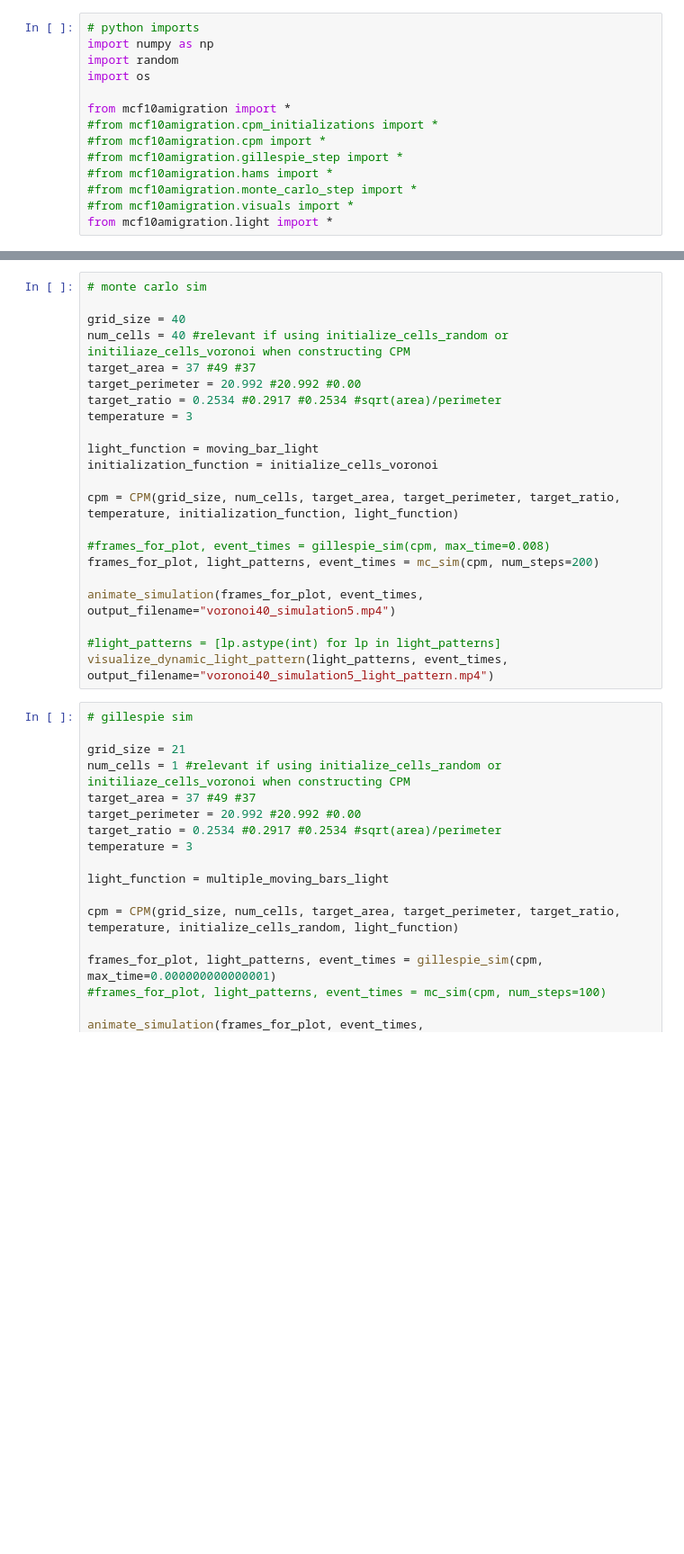
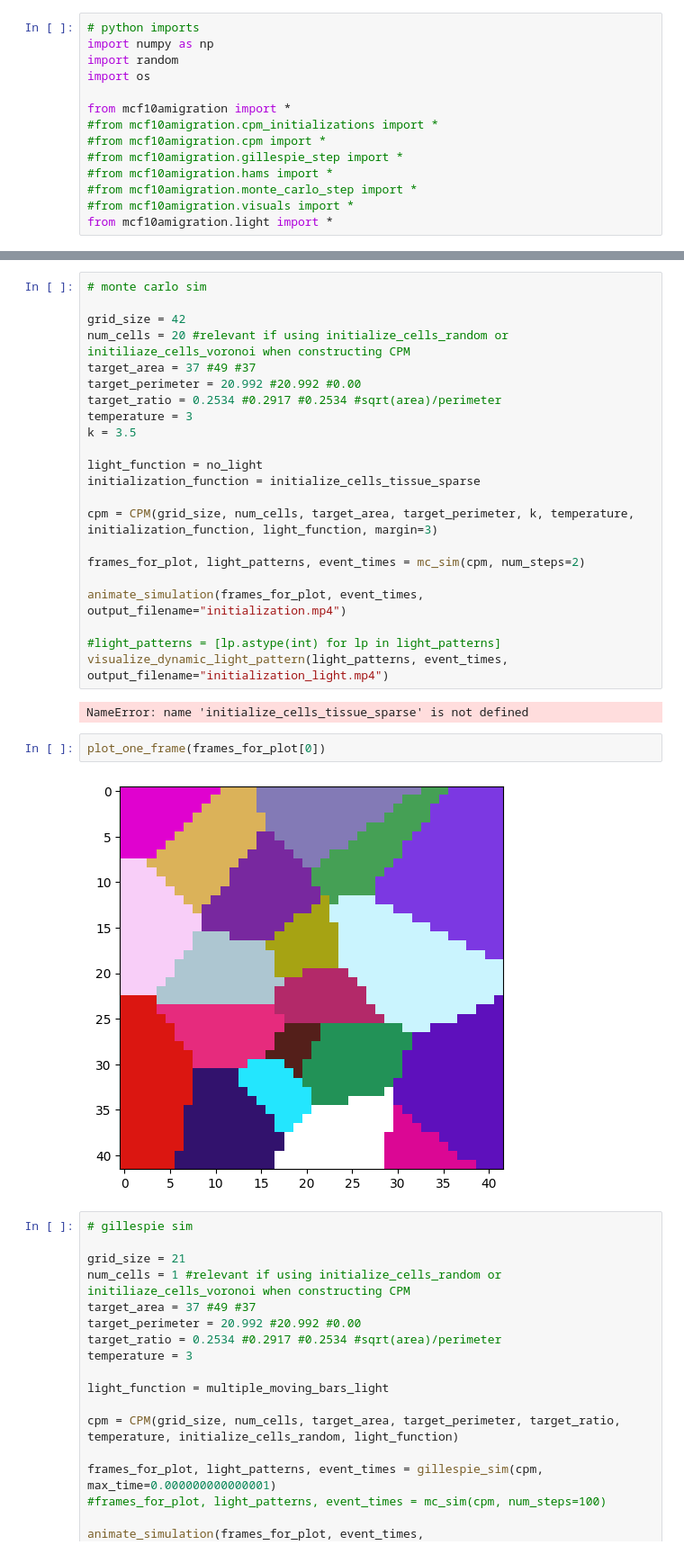
Before and after one commit to kav-kamath/MCF10A_collective_cell_migration, a Jupyter notebook: main.ipynb, the cells around one changed output, grey strips where cells are left out. Shown at 90% size. Saved outputs shown, nothing was run; the diff lists cells and outputs as text; blank space fills up the shorter version.

Commit message:
tissue_sparse

```diff
--- a/main.ipynb
+++ b/main.ipynb
@@ -46,25 +50,31 @@ KeyboardInterrupt:
 # %%
 # monte carlo sim
 
-grid_size = 40
-num_cells = 40 #relevant if using initialize_cells_random or initiliaze_cells_voronoi when constructing CPM
+grid_size = 42
+num_cells = 20 #relevant if using initialize_cells_random or initiliaze_cells_voronoi when constructing CPM
 target_area = 37 #49 #37
 target_perimeter = 20.992 #20.992 #0.00
 target_ratio = 0.2534 #0.2917 #0.2534 #sqrt(area)/perimeter
 temperature = 3
+k = 3.5
 
-light_function = moving_bar_light
-initialization_function = initialize_cells_voronoi
+light_function = no_light
+initialization_function = initialize_cells_tissue_sparse
 
-cpm = CPM(grid_size, num_cells, target_area, target_perimeter, target_ratio, temperature, initialization_function, light_function)
+cpm = CPM(grid_size, num_cells, target_area, target_perimeter, k, temperature, initialization_function, light_function, margin=3)
 
-#frames_for_plot, event_times = gillespie_sim(cpm, max_time=0.008)
-frames_for_plot, light_patterns, event_times = mc_sim(cpm, num_steps=200)
+frames_for_plot, light_patterns, event_times = mc_sim(cpm, num_steps=2)
 
-animate_simulation(frames_for_plot, event_times, output_filename="voronoi40_simulation5.mp4")
+animate_simulation(frames_for_plot, event_times, output_filename="initialization.mp4")
 
 #light_patterns = [lp.astype(int) for lp in light_patterns]
-visualize_dynamic_light_pattern(light_patterns, event_times, output_filename="voronoi40_simulation5_light_pattern.mp4")
+visualize_dynamic_light_pattern(light_patterns, event_times, output_filename="initialization_light.mp4")
+# %% [output]
+NameError: name 'initialize_cells_tissue_sparse' is not defined
+# %%
+plot_one_frame(frames_for_plot[0])
+# %% [output]
+[figure, added]
 # %%
 # gillespie sim
 
```
Also changed, not shown: parts of 3 cells of this notebook, 6 other files.
